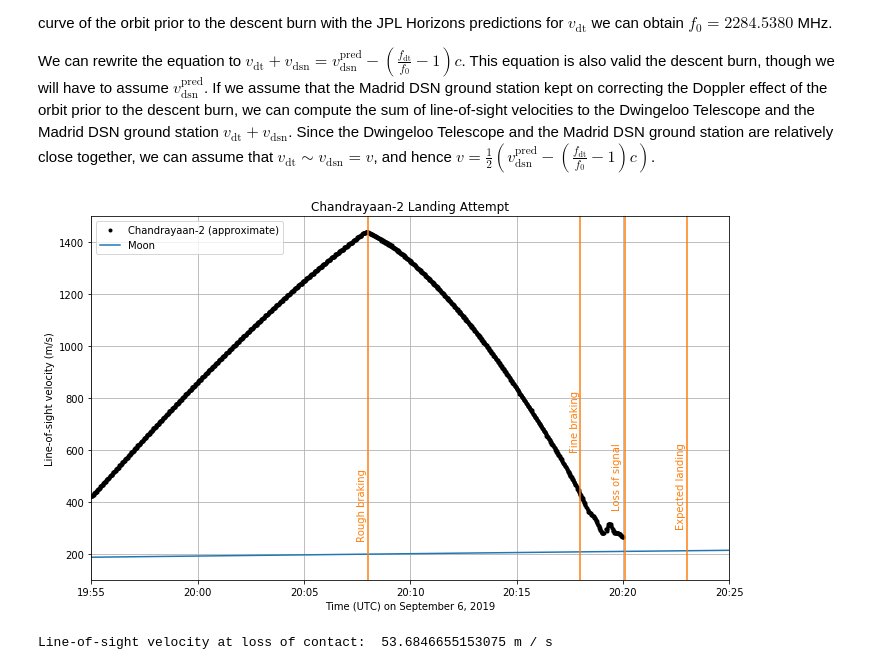
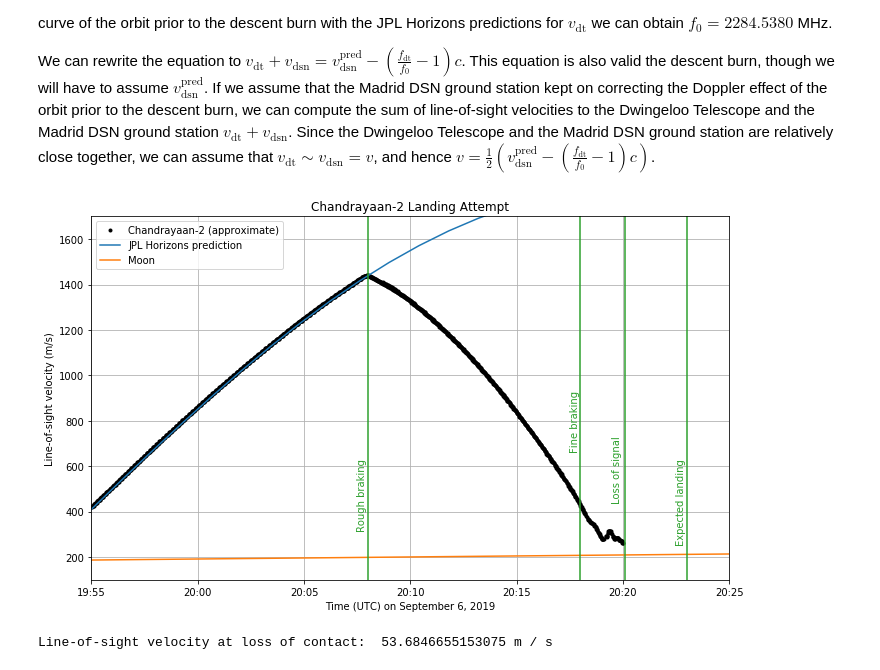
Before and after one commit to cbassa/satellite_analysis, a Jupyter notebook: chandrayaan2_landing.ipynb, the cells around one changed output. Drawn from its saved outputs; the diff is of its cells as text; code cells hidden in the pictures.

Commit message:
Add prediction

```diff
--- a/chandrayaan2_landing.ipynb
+++ b/chandrayaan2_landing.ipynb
@@ -77,32 +77,33 @@ vlos = 0.5*(v_dsn_pred(tobs.mjd)*u.m/u.s-(fobs/fcen-1.0)*const.c)
 # %%
 fig, ax = plt.subplots(figsize=(10, 6))
 ax.plot(tobs.datetime, vlos, "k.", label="Chandrayaan-2 (approximate)")
+ax.plot(tmod.datetime, ephem_ch2_tx["delta_rate"].to(u.m/u.s), label="JPL Horizons prediction")
 ax.plot(tmod.datetime, ephem_moon_rx["delta_rate"].to(u.m/u.s), label="Moon")
 ax.xaxis.set_major_formatter(dates.DateFormatter('%H:%M'))
 ax.set_xlabel("Time (UTC) on September 6, 2019")
 ax.set_ylabel("Line-of-sight velocity (m/s)")
 ax.set_title("Chandrayaan-2 Landing Attempt")
-ax.axvline(Time("2019-09-06T20:08:00", format="isot", scale="utc").datetime, color="C1")
-ax.text(Time("2019-09-06T20:07:30", format="isot", scale="utc").datetime, 500, "Rough braking",
-        color="C1", rotation="vertical")
-ax.axvline(Time("2019-09-06T20:18:00", format="isot", scale="utc").datetime, color="C1")
-ax.text(Time("2019-09-06T20:17:30", format="isot", scale="utc").datetime, 800, "Fine braking",
-        color="C1", rotation="vertical")
-ax.axvline(Time("2019-09-06T20:20:05", format="isot", scale="utc").datetime, color="C1")
-ax.text(Time("2019-09-06T20:19:30", format="isot", scale="utc").datetime, 600, "Loss of signal",
-        color="C1", rotation="vertical")
-ax.axvline(Time("2019-09-06T20:23:00", format="isot", scale="utc").datetime, color="C1")
+ax.axvline(Time("2019-09-06T20:08:00", format="isot", scale="utc").datetime, color="C2")
+ax.text(Time("2019-09-06T20:07:30", format="isot", scale="utc").datetime, 600, "Rough braking",
+        color="C2", rotation="vertical")
+ax.axvline(Time("2019-09-06T20:18:00", format="isot", scale="utc").datetime, color="C2")
+ax.text(Time("2019-09-06T20:17:30", format="isot", scale="utc").datetime, 900, "Fine braking",
+        color="C2", rotation="vertical")
+ax.axvline(Time("2019-09-06T20:20:05", format="isot", scale="utc").datetime, color="C2")
+ax.text(Time("2019-09-06T20:19:30", format="isot", scale="utc").datetime, 700, "Loss of signal",
+        color="C2", rotation="vertical")
+ax.axvline(Time("2019-09-06T20:23:00", format="isot", scale="utc").datetime, color="C2")
 ax.text(Time("2019-09-06T20:22:30", format="isot", scale="utc").datetime, 600, "Expected landing",
-        color="C1", rotation="vertical")
+        color="C2", rotation="vertical")
 ax.set_xlim(Time("2019-09-06T19:55:00", format="isot", scale="utc").datetime,
             Time("2019-09-06T20:25:00", format="isot", scale="utc").datetime)
-ax.set_ylim(100, 1500)
+ax.set_ylim(100, 1700)
 ax.legend()
 ax.grid()
 plt.tight_layout()
 plt.savefig("line-of-sight_velocity.png", bbox_inches="tight")
 # %% [output]
-[figure, old version]
+[figure, new version]
 # %%
 v_moon = interpolate.interp1d(tmod.mjd, ephem_moon_rx["delta_rate"].to(u.m/u.s).value)
 # %%
```
